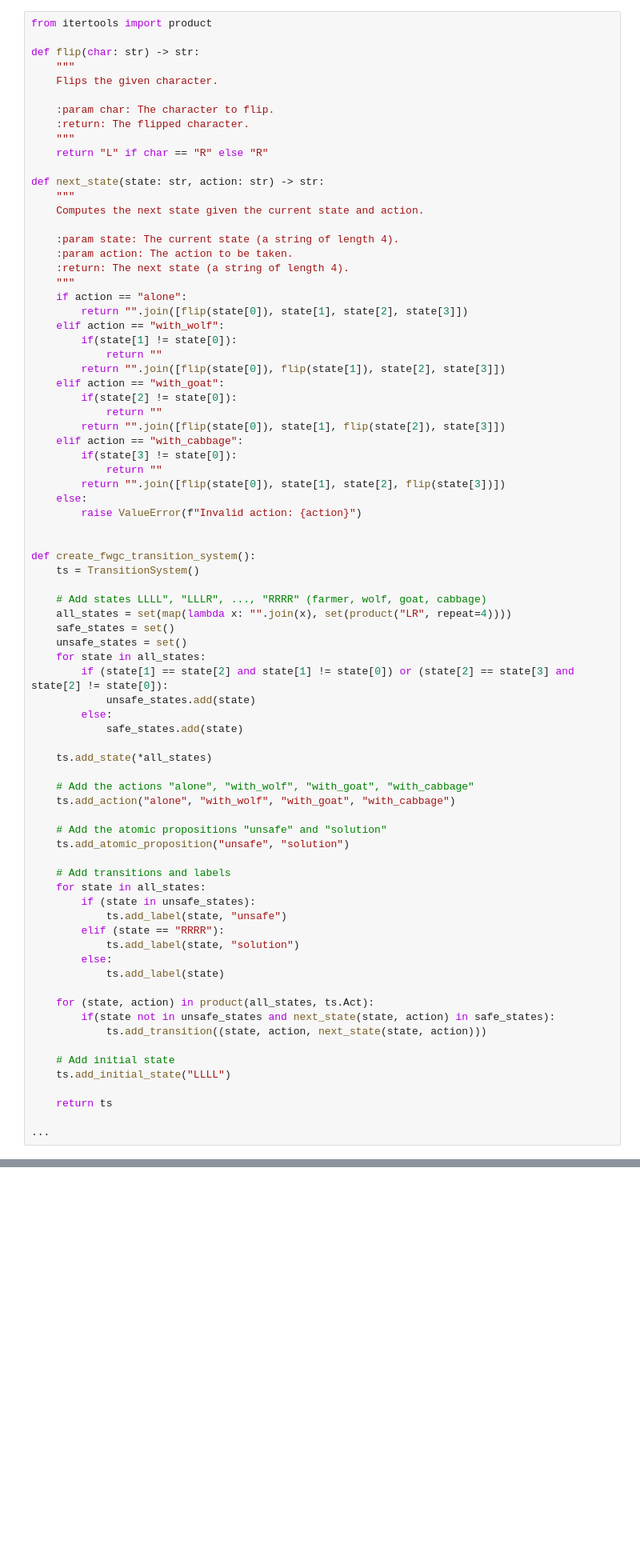
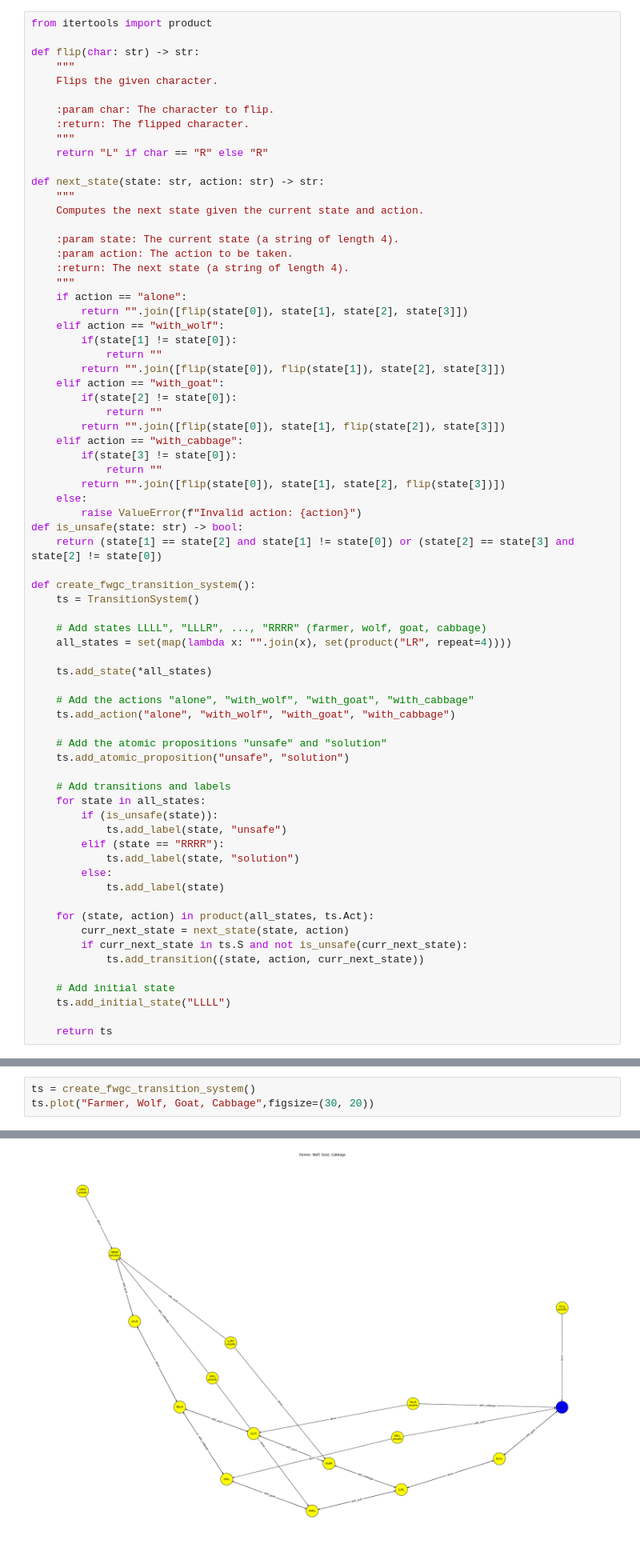
Before and after one commit to FoyerD/FVM, a Jupyter notebook: HW1/HW1.ipynb, the cells around one changed output, grey strips where cells are left out. Shown: that part at 80% size. Drawn from its saved outputs; the diff is of its cells as text; blank space fills up the shorter version.

Commit message:
added all transitions

```diff
--- a/HW1/HW1.ipynb
+++ b/HW1/HW1.ipynb
@@ -566,20 +566,14 @@ def next_state(state: str, action: str) -> str:
         return "".join([flip(state[0]), state[1], state[2], flip(state[3])])
     else:
         raise ValueError(f"Invalid action: {action}")
-
+def is_unsafe(state: str) -> bool:
+    return (state[1] == state[2] and state[1] != state[0]) or (state[2] == state[3] and state[2] != state[0])
 
 def create_fwgc_transition_system():
     ts = TransitionSystem()
 
     # Add states LLLL", "LLLR", ..., "RRRR" (farmer, wolf, goat, cabbage)
     all_states = set(map(lambda x: "".join(x), set(product("LR", repeat=4))))
-    safe_states = set()
-    unsafe_states = set()
-    for state in all_states:
-        if (state[1] == state[2] and state[1] != state[0]) or (state[2] == state[3] and state[2] != state[0]):
-            unsafe_states.add(state)
-        else:
-            safe_states.add(state)
 
     ts.add_state(*all_states)
 
@@ -591,7 +585,7 @@ def create_fwgc_transition_system():
 
     # Add transitions and labels
     for state in all_states:
-        if (state in unsafe_states):
+        if (is_unsafe(state)):
             ts.add_label(state, "unsafe")
         elif (state == "RRRR"):
             ts.add_label(state, "solution")
@@ -599,12 +593,11 @@ def create_fwgc_transition_system():
             ts.add_label(state)
 
     for (state, action) in product(all_states, ts.Act):
-        if(state not in unsafe_states and next_state(state, action) in safe_states):
-            ts.add_transition((state, action, next_state(state, action)))
+        curr_next_state = next_state(state, action)
+        if curr_next_state in ts.S and not is_unsafe(curr_next_state):
+            ts.add_transition((state, action, curr_next_state))
 
     # Add initial state
     ts.add_initial_state("LLLL")
 
     return ts
-
-...
@@ -612,0 +604,4 @@ Ellipsis
+# %%
+ts = create_fwgc_transition_system()
+ts.plot("Farmer, Wolf, Goat, Cabbage",figsize=(30, 20))
+# %% [output]
@@ -613,3 +625,4 @@ Ellipsis
+[figure, added]
 # %%
 grader.check("q2.1")
 # %% [output]
```
Also changed, not shown: parts of 4 cells of this notebook, 4 other files.
